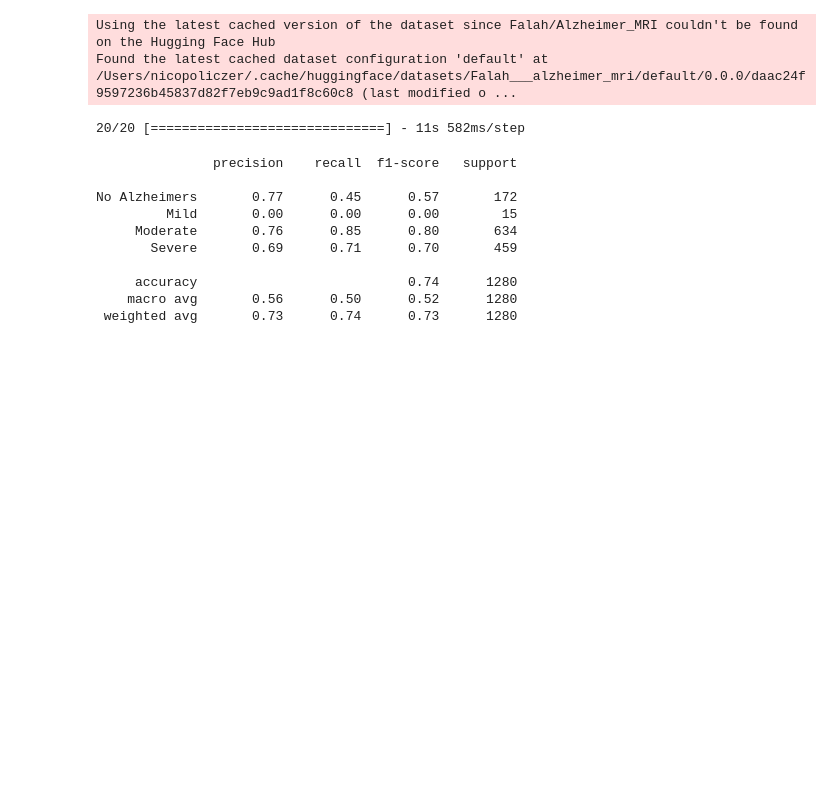
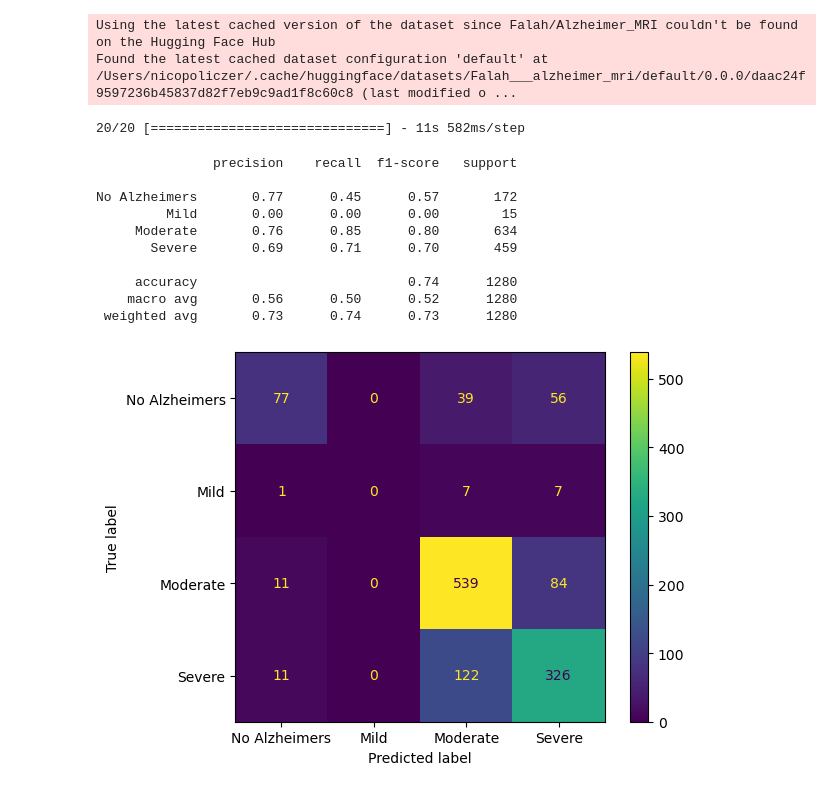
Before and after one commit to nico-policzer/predict_alzheimers_from_mri, a Jupyter notebook: data_analysis.ipynb, the cells around one changed output. Saved outputs shown, nothing was run; the diff lists cells and outputs as text; code cells hidden in the pictures; blank space fills up the shorter version.

Commit message:
Add confusion matrix, add saved model

```diff
--- a/data_analysis.ipynb
+++ b/data_analysis.ipynb
@@ -194,3 +194,14 @@ No Alzheimers       0.77      0.45      0.57       172
      accuracy                           0.74      1280
     macro avg       0.56      0.50      0.52      1280
  weighted avg       0.73      0.74      0.73      1280
+# %%
+from sklearn import metrics
+import matplotlib.pyplot as plt
+
+# Generate confusion matrix
+confusion_matrix = metrics.confusion_matrix(true_classes, predicted_classes, labels=(0,1,2,3))
+disp = metrics.ConfusionMatrixDisplay(confusion_matrix, display_labels=("No Alzheimers", "Mild", "Moderate", "Severe"))
+disp.plot()
+plt.show()
+# %% [output]
+[figure, added]
```
Also changed, not shown: 6 other files.
